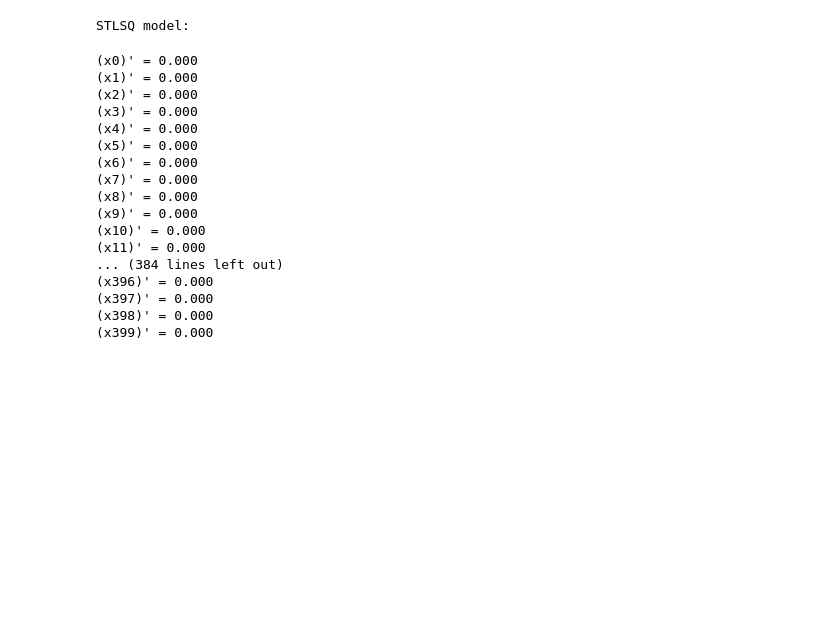
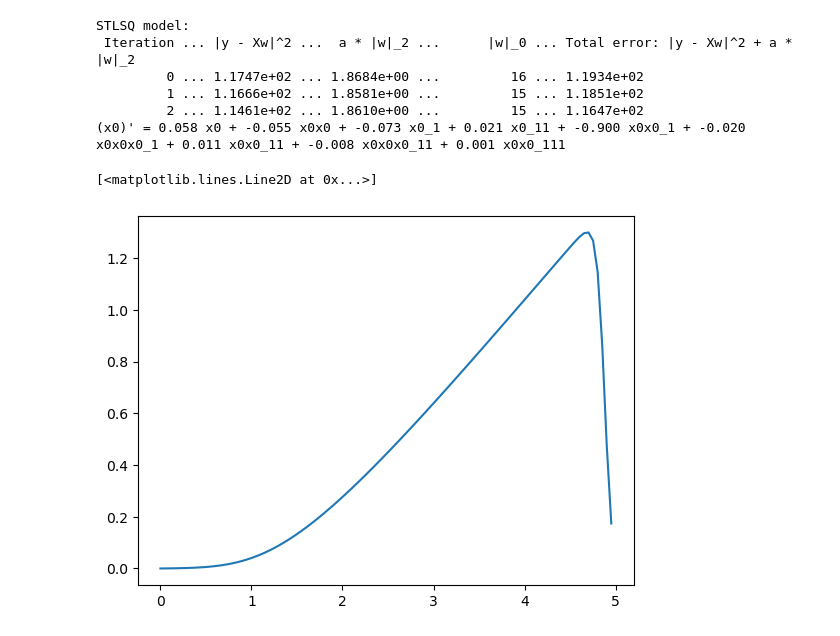
Before and after one commit to cpml-au/AlpineGP, a Jupyter notebook: examples/pysindy.ipynb, the cells around one changed output. Cells and saved outputs as stored; diff of their text form; code cells hidden in the pictures; blank space fills up the shorter version.

```diff
--- a/examples/pysindy.ipynb
+++ b/examples/pysindy.ipynb
@@ -45,5 +45,6 @@ u[0, :] = 0
 # Boundary condition at x=xmax
 u[-1, :] = 0
 
-u = FDM_run(u, epsilon, scheme = "parabolic")
+u = FDM_run(u, 0.03, scheme = "parabolic")
+u_dot = ps.FiniteDifference(axis=1)._differentiate(u, t=dt)
 # %%
@@ -60,32 +68,26 @@ library_function_names = [lambda x: x, lambda x: x + x]
 pde_lib = ps.PDELibrary(
     library_functions=library_functions,
     function_names=library_function_names,
-    derivative_order=3,
-    spatial_grid=x,
+    derivative_order=5,
+    spatial_grid=x[::skip],
     is_uniform=True,
 )
 
 print('STLSQ model: ')
-optimizer = ps.STLSQ(threshold=2, alpha=1e-5, normalize_columns=True)
+optimizer = ps.STLSQ(threshold=2, alpha=1e-5, normalize_columns=True, verbose=True)
 model = ps.SINDy(feature_library=pde_lib, optimizer=optimizer)
-model.fit(u, t=dt)
+#model.fit(u, t=dt, x_dot= u_dot)
+model.fit(u_1, t=skip*dt)
 model.print()
 # %% [output]
 STLSQ model:
+ Iteration ... |y - Xw|^2 ...  a * |w|_2 ...      |w|_0 ... Total error: |y - Xw|^2 + a * |w|_2
+         0 ... 1.1747e+02 ... 1.8684e+00 ...         16 ... 1.1934e+02
+         1 ... 1.1666e+02 ... 1.8581e+00 ...         15 ... 1.1851e+02
+         2 ... 1.1461e+02 ... 1.8610e+00 ...         15 ... 1.1647e+02
+(x0)' = 0.058 x0 + -0.055 x0x0 + -0.073 x0_1 + 0.021 x0_11 + -0.900 x0x0_1 + -0.020 x0x0x0_1 + 0.011 x0x0_11 + -0.008 x0x0x0_11 + 0.001 x0x0_111
-(x0)' = 0.000
-(x1)' = 0.000
-(x2)' = 0.000
-(x3)' = 0.000
-(x4)' = 0.000
-(x5)' = 0.000
-(x6)' = 0.000
-(x7)' = 0.000
-(x8)' = 0.000
-(x9)' = 0.000
-(x10)' = 0.000
-(x11)' = 0.000
-... (384 lines left out)
-(x396)' = 0.000
-(x397)' = 0.000
-(x398)' = 0.000
-(x399)' = 0.000
+# %%
+plt.plot(x[::skip], u_1[:,-1])
+# %% [output]
+[<matplotlib.lines.Line2D at 0x...>]
+[figure, added]
```
Also changed, not shown: parts of 4 cells of this notebook.
